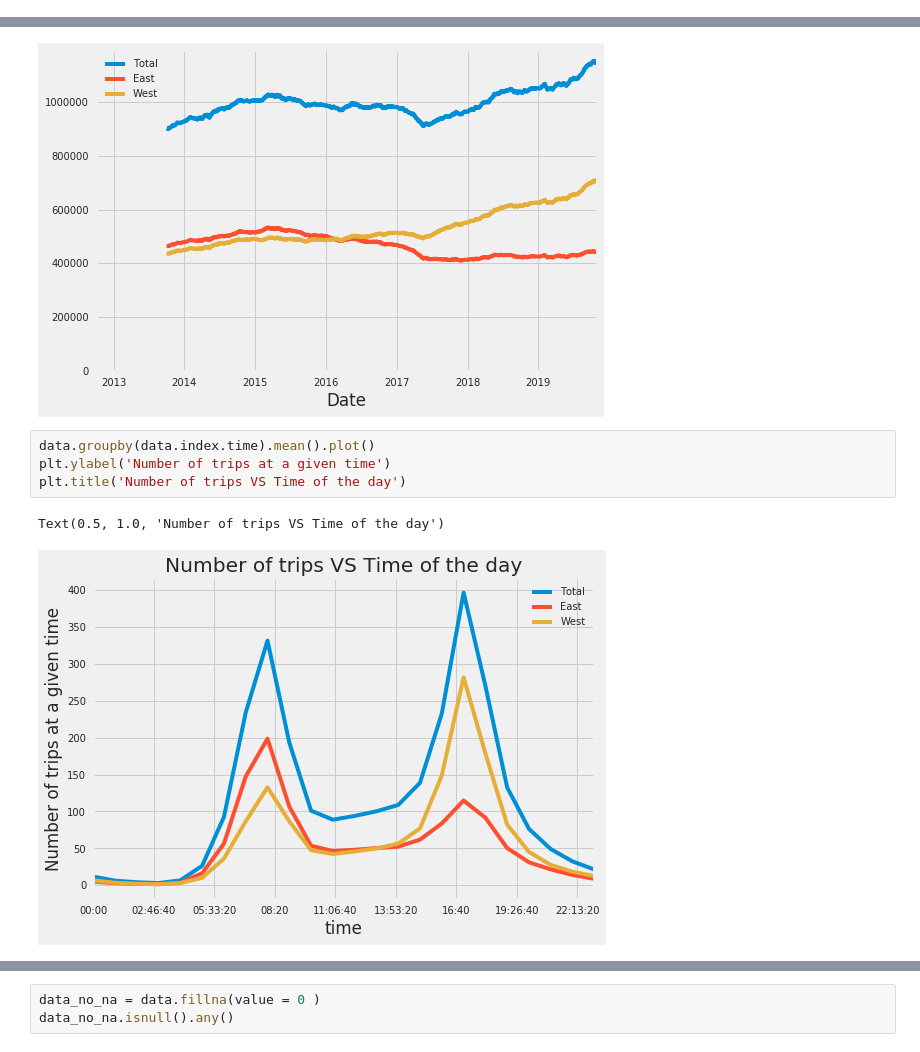
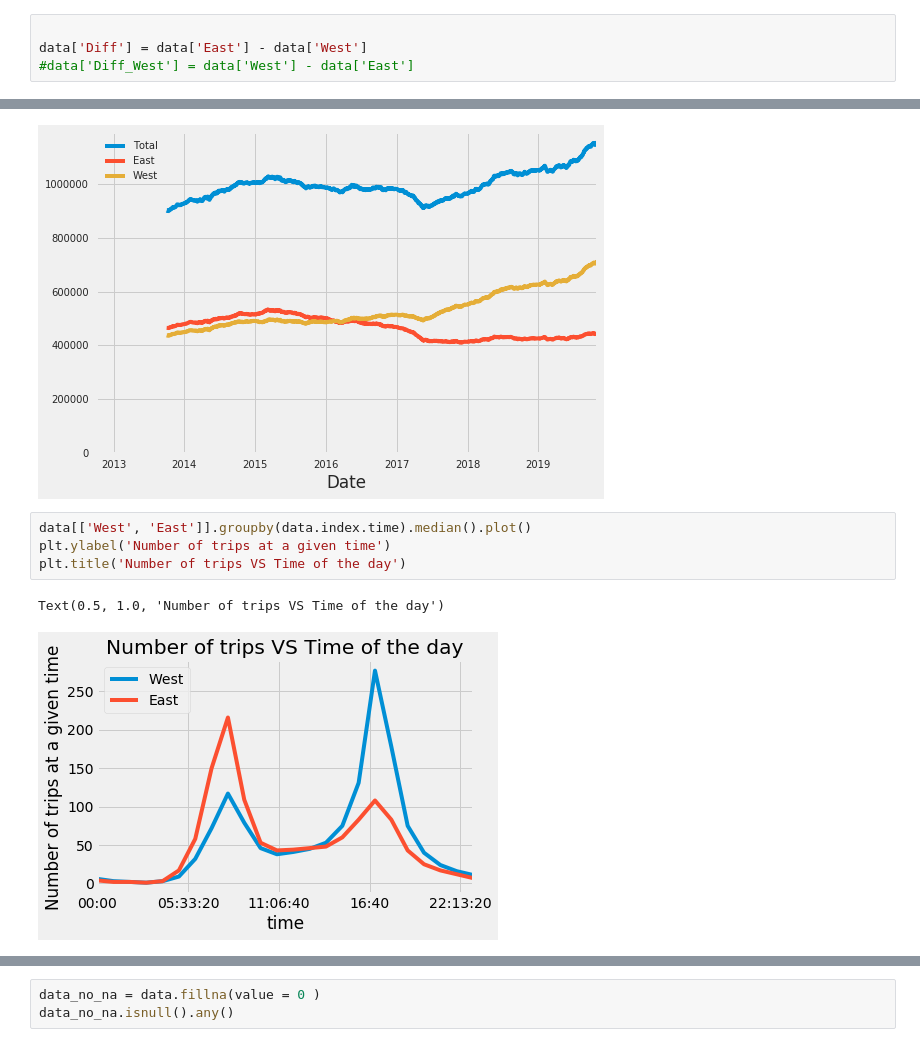
Before and after one commit to MrRutledge/Seattle_Bridge_Data_work_flow, a Jupyter notebook: ArimaModel.ipynb, the cells around one changed output, grey strips where cells are left out. Drawn from its saved outputs; the diff is of its cells as text.

```diff
--- a/ArimaModel.ipynb
+++ b/ArimaModel.ipynb
@@ -133,3 +133,7 @@ East     10
 Total    10
 West     10
 dtype: int64
+# %%
+
+data['Diff'] = data['East'] - data['West']
+#data['Diff_West'] = data['West'] - data['East']
@@ -211,11 +245,11 @@ ax.set_ylim(0,None);
 # %% [output]
 [figure]
 # %%
-data.groupby(data.index.time).mean().plot()
+data[['West', 'East']].groupby(data.index.time).median().plot()
 plt.ylabel('Number of trips at a given time')
 plt.title('Number of trips VS Time of the day')
 # %% [output]
 Text(0.5, 1.0, 'Number of trips VS Time of the day')
-[figure, old version]
+[figure, new version]
 # %%
 # Set frequecy of time series
```
Also changed, not shown: parts of 8 cells of this notebook.
